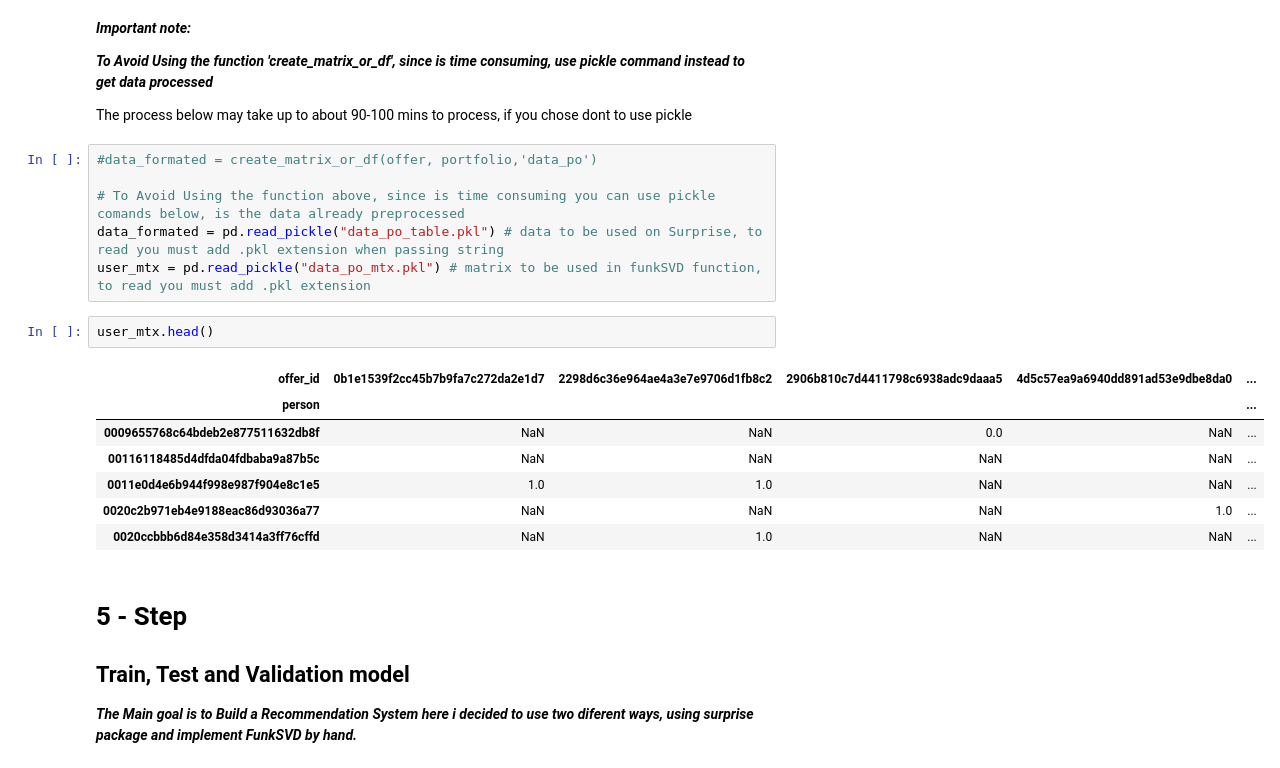
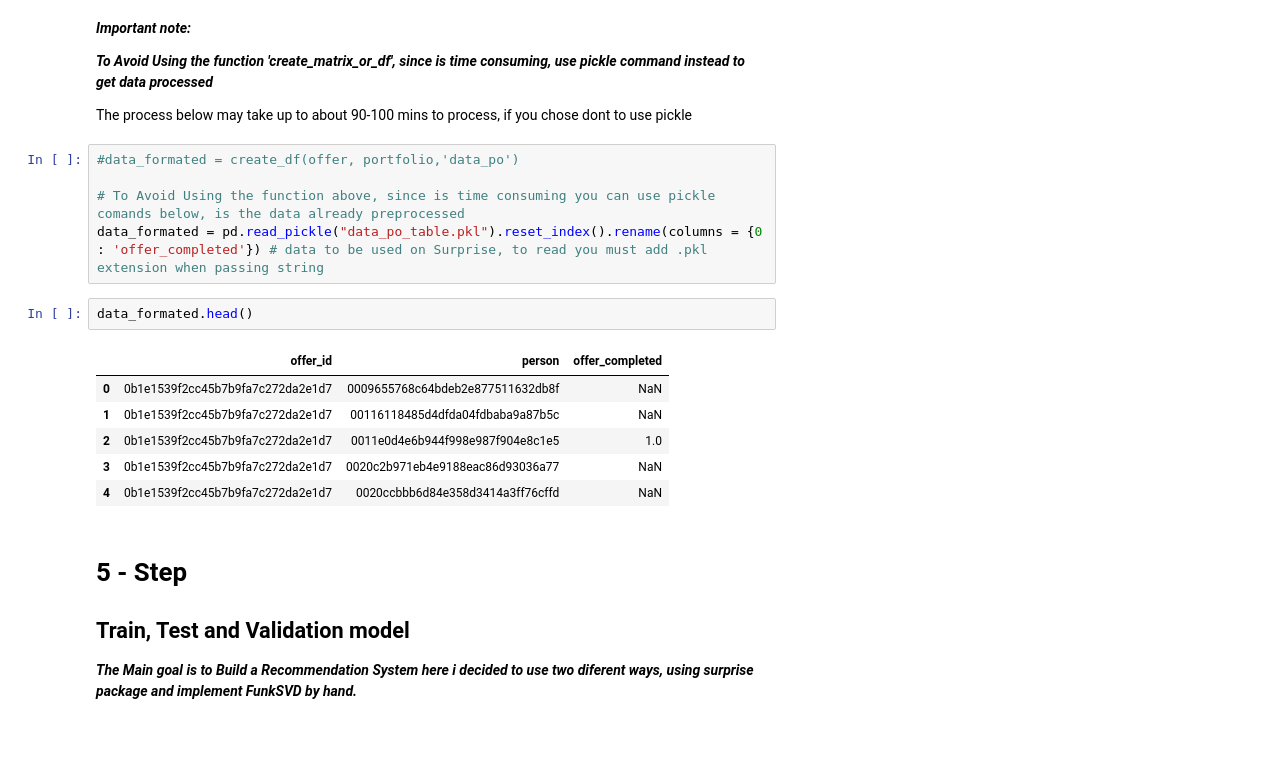
Before and after one commit to Gutelvam/Starbucks-Recommendation-System, a Jupyter notebook: Starbucks_Capstone_notebook.ipynb, the cells around one changed output. Saved outputs shown, nothing was run; the diff lists cells and outputs as text; blank space fills up the shorter version.

```diff
--- a/Starbucks_Capstone_notebook.ipynb
+++ b/Starbucks_Capstone_notebook.ipynb
@@ -558,21 +558,19 @@ def create_matrix_or_df(offer_df, portfolio_df, file_name = 'data_po'):
 
 The process below may take up to about 90-100 mins to process, if you chose dont to use pickle
 # %%
-#data_formated = create_matrix_or_df(offer, portfolio,'data_po')
+#data_formated = create_df(offer, portfolio,'data_po')
 
 # To Avoid Using the function above, since is time consuming you can use pickle comands below, is the data already preprocessed
-data_formated = pd.read_pickle("data_po_table.pkl") # data to be used on Surprise, to read you must add .pkl extension when passing string
-user_mtx = pd.read_pickle("data_po_mtx.pkl") # matrix to be used in funkSVD function, to read you must add .pkl extension
+data_formated = pd.read_pickle("data_po_table.pkl").reset_index().rename(columns = {0 : 'offer_completed'}) # data to be used on Surprise, to read you must add .pkl extension when passing string
 # %%
-user_mtx.head()
+data_formated.head()
 # %% [output]
-| offer_id | 0b1e1539f2cc45b7b9fa7c272da2e1d7 | 2298d6c36e964ae4a3e7e9706d1fb8c2 | 2906b810c7d4411798c6938adc9daaa5 | 4d5c57ea9a6940dd891ad53e9dbe8da0 | ... |
-| person |  |  |  |  | ... |
-| 0009655768c64bdeb2e877511632db8f | NaN | NaN | 0.0 | NaN | ... |
-| 00116118485d4dfda04fdbaba9a87b5c | NaN | NaN | NaN | NaN | ... |
-| 0011e0d4e6b944f998e987f904e8c1e5 | 1.0 | 1.0 | NaN | NaN | ... |
-| 0020c2b971eb4e9188eac86d93036a77 | NaN | NaN | NaN | 1.0 | ... |
-| 0020ccbbb6d84e358d3414a3ff76cffd | NaN | 1.0 | NaN | NaN | ... |
+|  | offer_id | person | offer_completed |
+| 0 | 0b1e1539f2cc45b7b9fa7c272da2e1d7 | 0009655768c64bdeb2e877511632db8f | NaN |
+| 1 | 0b1e1539f2cc45b7b9fa7c272da2e1d7 | 00116118485d4dfda04fdbaba9a87b5c | NaN |
+| 2 | 0b1e1539f2cc45b7b9fa7c272da2e1d7 | 0011e0d4e6b944f998e987f904e8c1e5 | 1.0 |
+| 3 | 0b1e1539f2cc45b7b9fa7c272da2e1d7 | 0020c2b971eb4e9188eac86d93036a77 | NaN |
+| 4 | 0b1e1539f2cc45b7b9fa7c272da2e1d7 | 0020ccbbb6d84e358d3414a3ff76cffd | NaN |
 # %% [markdown]
 # 5 - Step
 
```
Also changed, not shown: parts of 8 cells of this notebook.
